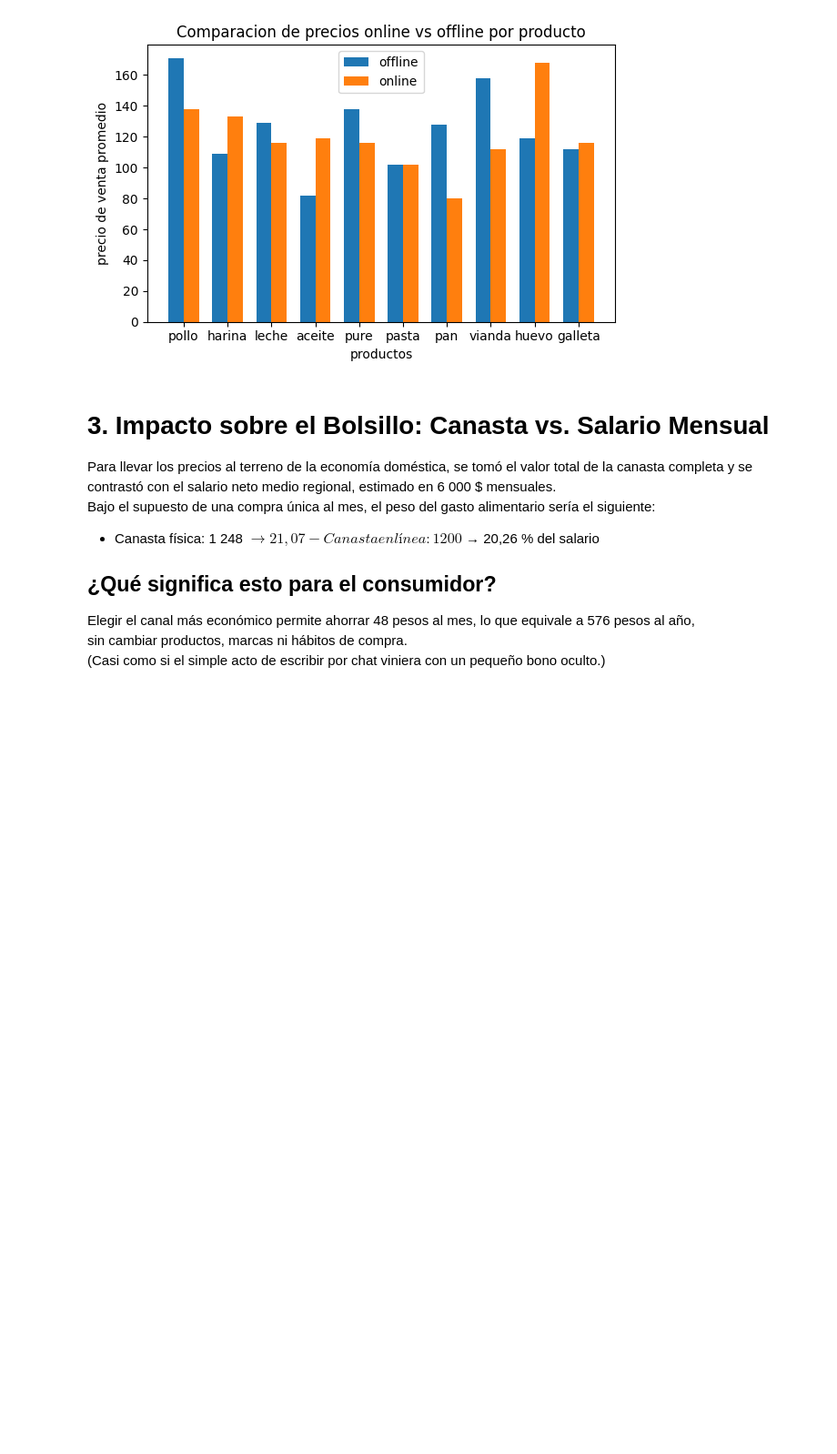
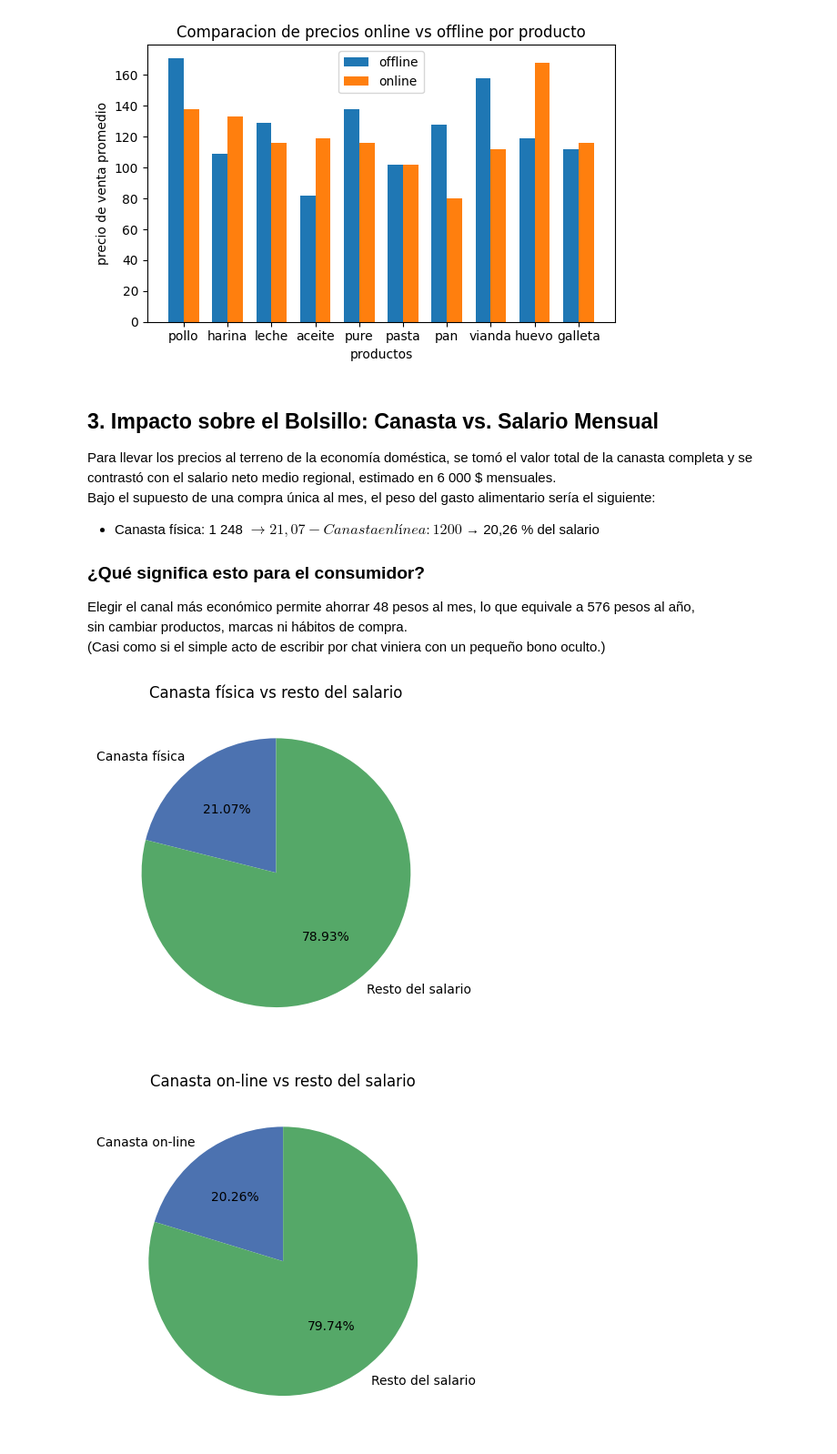
Before and after one commit to Samy0301/IP-ICD-Project, a Jupyter notebook: probando/pruebita.ipynb, the cells around one changed output. Shown at 91% size. Saved outputs shown, nothing was run; the diff lists cells and outputs as text; code cells hidden in the pictures; blank space fills up the shorter version.

```diff
--- a/probando/pruebita.ipynb
+++ b/probando/pruebita.ipynb
@@ -169,7 +141,7 @@ plt.show()
 # %% [output]
 [figure]
 # %% [markdown]
-# 3. Impacto sobre el Bolsillo: Canasta vs. Salario Mensual
+## 3. Impacto sobre el Bolsillo: Canasta vs. Salario Mensual
 
 Para llevar los precios al terreno de la economía doméstica, se tomó el valor total de la canasta completa y se contrastó con el salario neto medio regional, estimado en 6 000 $ mensuales.
 Bajo el supuesto de una compra única al mes, el peso del gasto alimentario sería el siguiente:
@@ -177,8 +149,29 @@ Bajo el supuesto de una compra única al mes, el peso del gasto alimentario ser
 - Canasta física: 1 248 $ → 21,07 % del salario
 - Canasta en línea: 1 200 $ → 20,26 % del salario
 
-## ¿Qué significa esto para el consumidor?
+### ¿Qué significa esto para el consumidor?
 
 Elegir el canal más económico permite ahorrar 48 pesos al mes, lo que equivale a 576 pesos al año,
 sin cambiar productos, marcas ni hábitos de compra.
 (Casi como si el simple acto de escribir por chat viniera con un pequeño bono oculto.)
+# %%
+import polars as pl
+import matplotlib.pyplot as plt
+import datos_static
+
+# Físico
+plt.pie([datos_static.precio_canasta_off, datos_static.salario_medio - datos_static.precio_canasta_off],
+        labels=["Canasta física", "Resto del salario"],
+        autopct="%1.2f%%", startangle=90, colors=["#4c72b0", "#55a868"])
+plt.title("Canasta física vs resto del salario")
+plt.show()
+
+# Online
+plt.pie([datos_static.precio_canasta_on, datos_static.salario_medio - datos_static.precio_canasta_on],
+        labels=["Canasta on-line", "Resto del salario"],
+        autopct="%1.2f%%", startangle=90, colors=["#4c72b0", "#55a868"])
+plt.title("Canasta on-line vs resto del salario")
+plt.show()
+# %% [output]
+[figure, added]
+[figure, added]
```
Also changed, not shown: parts of 7 cells of this notebook, 4 other files.
